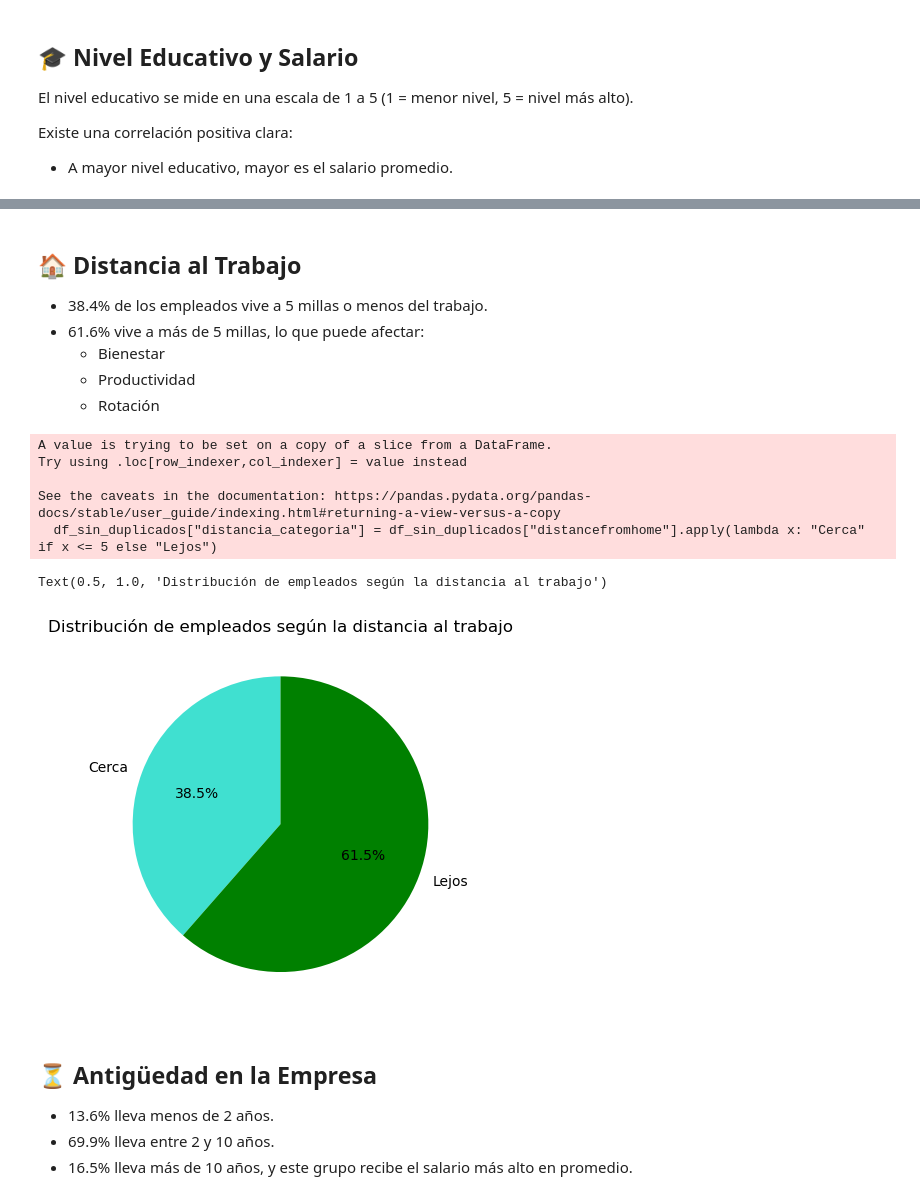
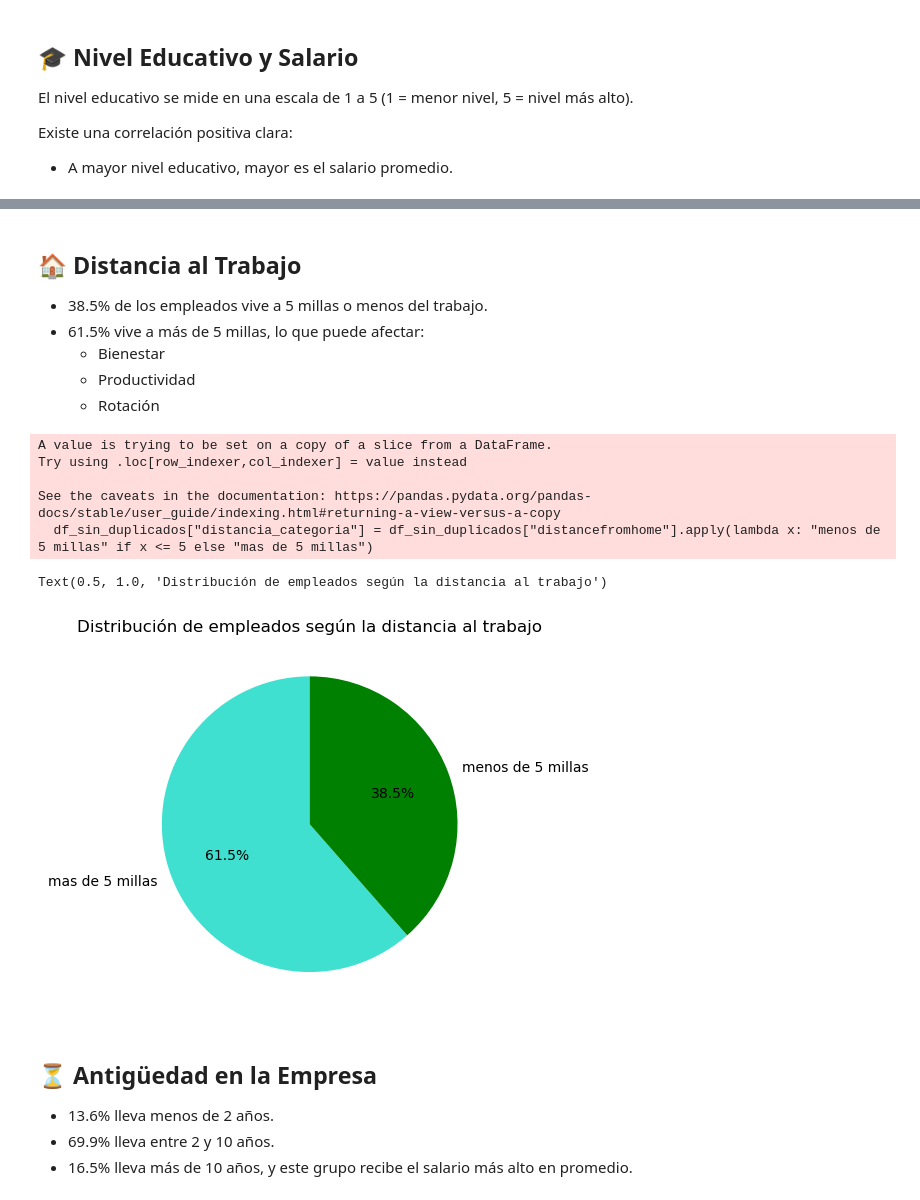
Before and after one commit to Miriam-pb/proyecto-da-promo-56-modulo-3-team-3, a Jupyter notebook: Informe_Visualizaciones.ipynb, the cells around one changed output, grey strips where cells are left out. Saved outputs shown, nothing was run; the diff lists cells and outputs as text; code cells hidden in the pictures.

```diff
--- a/Informe_Visualizaciones.ipynb
+++ b/Informe_Visualizaciones.ipynb
@@ -295,35 +296,35 @@ Text(0, 0.5, 'salario')
 # %% [markdown]
 ## 🏠 Distancia al Trabajo
 
-- 38.4% de los empleados vive a 5 millas o menos del trabajo.
-- 61.6% vive a más de 5 millas, lo que puede afectar:
+- 38.5% de los empleados vive a 5 millas o menos del trabajo.
+- 61.5% vive a más de 5 millas, lo que puede afectar:
   - Bienestar
   - Productividad
   - Rotación
 # %%
-df_sin_duplicados["distancia_categoria"] = df_sin_duplicados["distancefromhome"].apply(lambda x: "Cerca" if x <= 5 else "Lejos")
-df_distancia = df_sin_duplicados.groupby("distancia_categoria")["employeecount"].count().reset_index()
+df_sin_duplicados["distancia_categoria"] = df_sin_duplicados["distancefromhome"].apply(lambda x: "menos de 5 millas" if x <= 5 else "mas de 5 millas")
+df_distancia = df_sin_duplicados.groupby("distancia_categoria")["employeenumber"].count().reset_index()
 import matplotlib.pyplot as plt
 
 colores = ['turquoise', 'green']
 
 plt.pie(
-    df_distancia["employeecount"],
+    df_distancia["employeenumber"],
     labels=df_distancia["distancia_categoria"],
     autopct='%1.1f%%',
     colors=colores,
     textprops={'fontsize': 10},
     startangle=90
 )
 plt.title("Distribución de empleados según la distancia al trabajo")
 # %% [output]
 A value is trying to be set on a copy of a slice from a DataFrame.
 Try using .loc[row_indexer,col_indexer] = value instead
 
 See the caveats in the documentation: https://pandas.pydata.org/pandas-docs/stable/user_guide/indexing.html#returning-a-view-versus-a-copy
-  df_sin_duplicados["distancia_categoria"] = df_sin_duplicados["distancefromhome"].apply(lambda x: "Cerca" if x <= 5 else "Lejos")
+  df_sin_duplicados["distancia_categoria"] = df_sin_duplicados["distancefromhome"].apply(lambda x: "menos de 5 millas" if x <= 5 else "mas de 5 millas")
 Text(0.5, 1.0, 'Distribución de empleados según la distancia al trabajo')
-[figure, old version]
+[figure, new version]
 # %% [markdown]
 ## ⏳ Antigüedad en la Empresa
 
```
Also changed, not shown: parts of 12 cells of this notebook.
